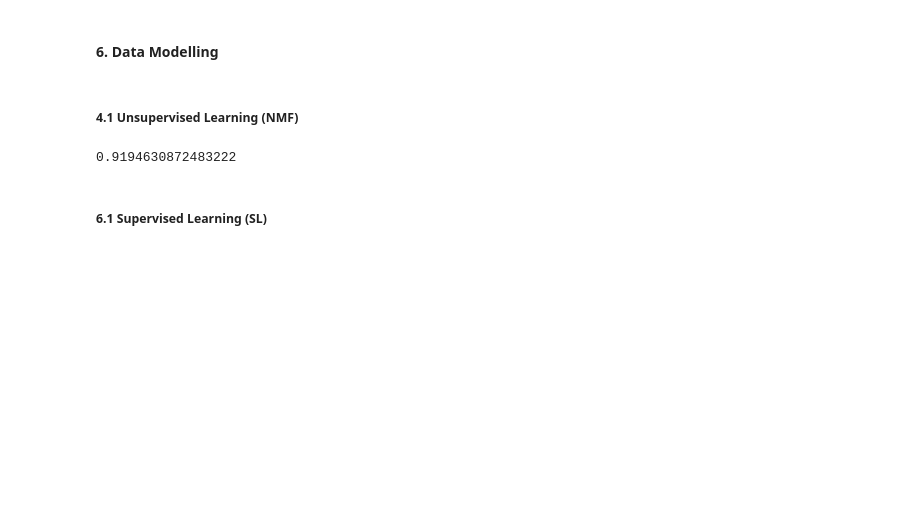
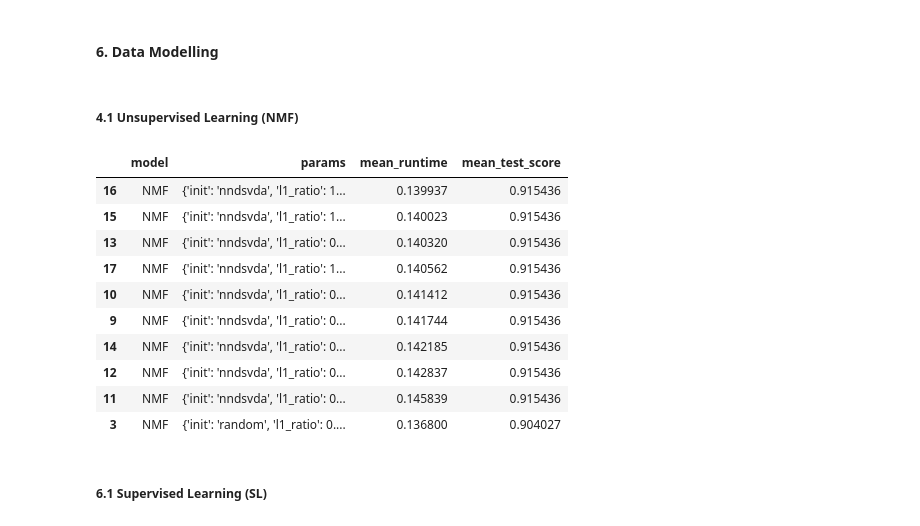
Before and after one commit to jaymanvirk/kaggle_bbc_news, a Jupyter notebook: bbc_news_classification_nmf_vs_sl.ipynb, the cells around one changed output. Cells and saved outputs as stored; diff of their text form; code cells hidden in the pictures; blank space fills up the shorter version.

Commit message:
updated sections, added model comparison, added text to abstract, intro and conclusion

```diff
--- a/bbc_news_classification_nmf_vs_sl.ipynb
+++ b/bbc_news_classification_nmf_vs_sl.ipynb
@@ -230,6 +263,7 @@ def get_max_accuracy(y_true, y_pred):
     yp: clustering label prediction output
     Returns max accuracy among permutations
     """
+    y_pred = np.argmax(y_pred, axis = 1)
     l = np.unique(y_true)
     t = y_true.values
     mx = 0
@@ -239,15 +273,56 @@ def get_max_accuracy(y_true, y_pred):
         mx = max(mx,v)
 
     return mx
-# %%
-# Apply NMF
-unq_cat = len(np.unique(train_data['Category'].values))
-nmf = NMF(n_components=unq_cat, random_state=0)
-nmf_fitted = nmf.fit_transform(tfidf_train)
-y_pred = np.argmax(nmf_fitted, axis = 1)
-y_true = train_data['Category']
-get_max_accuracy(y_true, y_pred)
-# %% [output]
-0.9194630872483222
+# %%
+class NMF_custom(BaseEstimator, RegressorMixin):
+    def __init__(self, n_components = 5, init = None, l1_ratio = 0, max_iter = 200):
+        self.n_components = n_components
+        self.init = init
+        self.l1_ratio = l1_ratio
+        self.max_iter = max_iter
+
+    def fit(self, X, y=None):
+        self.nmf = NMF(n_components = self.n_components
+                       , init = self.init
+                       , l1_ratio = self.l1_ratio
+                       , max_iter = self.max_iter)
+        self.nmf.fit(X)
+        return self
+
+    def predict(self, X):
+        return self.nmf.transform(X)
+# %%
+# Apply NMF
+n_unq_cat = len(np.unique(train_data['Category'].values))
+param_grid = {
+    'n_components': [n_unq_cat]
+    ,'init': ['random', 'nndsvda']
+    ,'l1_ratio': [0.0, 0.5, 1.0]
+    ,'max_iter': [200, 400, 600]
+}
+grid = GridSearchCV(estimator = NMF_custom()
+                    , param_grid = param_grid
+                    , scoring = make_scorer(get_max_accuracy)
+                    , cv = 5)
+grid_nmf = grid.fit(X_train, y_train)
+n = len(grid_nmf.cv_results_['params'])
+grid_nmf.cv_results_['model'] = ['NMF']*n
+results_nmf = pd.DataFrame(grid_nmf.cv_results_)
+results_nmf = get_results_table(results_nmf)
+# %%
+# Top 10 NMF models
+results_nmf[:10]
+# %% [output]
+|  | model | params | mean_runtime | mean_test_score |
+| 16 | NMF | {'init': 'nndsvda', 'l1_ratio': 1... | 0.139937 | 0.915436 |
+| 15 | NMF | {'init': 'nndsvda', 'l1_ratio': 1... | 0.140023 | 0.915436 |
+| 13 | NMF | {'init': 'nndsvda', 'l1_ratio': 0... | 0.140320 | 0.915436 |
+| 17 | NMF | {'init': 'nndsvda', 'l1_ratio': 1... | 0.140562 | 0.915436 |
+| 10 | NMF | {'init': 'nndsvda', 'l1_ratio': 0... | 0.141412 | 0.915436 |
+| 9 | NMF | {'init': 'nndsvda', 'l1_ratio': 0... | 0.141744 | 0.915436 |
+| 14 | NMF | {'init': 'nndsvda', 'l1_ratio': 0... | 0.142185 | 0.915436 |
+| 12 | NMF | {'init': 'nndsvda', 'l1_ratio': 0... | 0.142837 | 0.915436 |
+| 11 | NMF | {'init': 'nndsvda', 'l1_ratio': 0... | 0.145839 | 0.915436 |
+| 3 | NMF | {'init': 'random', 'l1_ratio': 0.... | 0.136800 | 0.904027 |
 # %% [markdown]
 ##### 6.1 Supervised Learning (SL) <a class="anchor" id="sl"></a>
```
Also changed, not shown: parts of 27 cells of this notebook.
